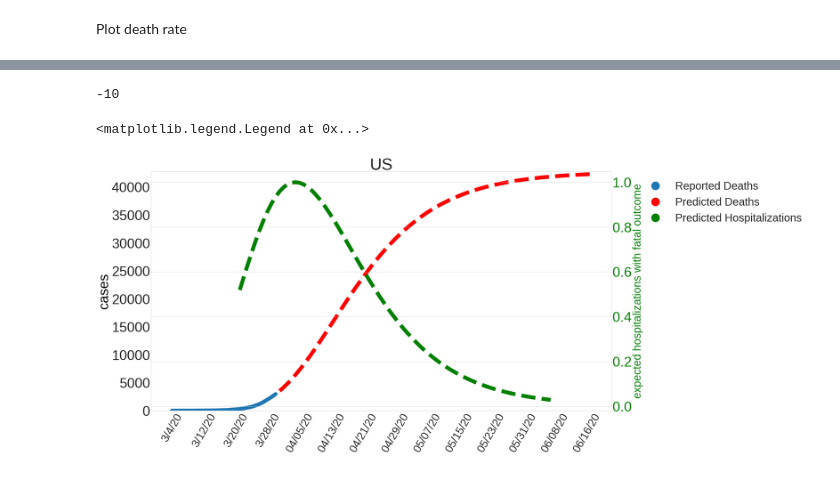
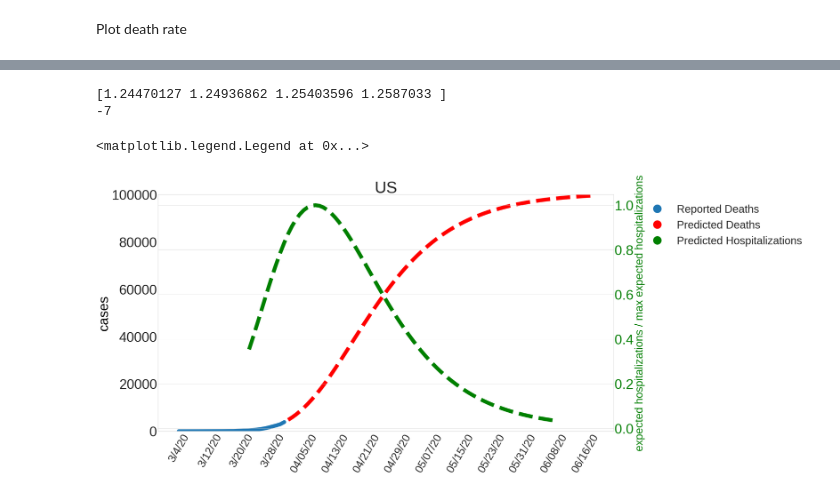
Before and after one commit to lachmann12/covid19, a Jupyter notebook: Predict exponential.ipynb, the cells around one changed output, grey strips where cells are left out. Saved outputs shown, nothing was run; the diff lists cells and outputs as text; code cells hidden in the pictures.

Commit message:
added linear fit to GR calculation

```diff
--- a/Predict exponential.ipynb
+++ b/Predict exponential.ipynb
@@ -317,7 +317,8 @@ def getallMGR():
 # %%
 def findDecayShift(growthrates, decay_spline):
     decay_shift = 0
-    while float(list(growthrates)[-1]) < float(list(decay_spline)[decay_shift]):
+    ff = fitLinear(growthrates[-4:])
+    while float(ff) < float(list(decay_spline)[decay_shift]):
         decay_shift = decay_shift +1
         if decay_shift-1 > len(decay_spline):
             break
@@ -396,8 +405,6 @@ ax1.grid(False)
 plt.ylim(top=(list(exp_d.iloc[:,0])[-1]+500))
 
 res1, = ax1.plot(sds2, linewidth=14, label="Reported Deaths")
-
-#res2, = ax1.plot(c_count_1[d_cases], linewidth=4, label="Confirmed Cases")
 
 res3, = ax1.plot(exp_d[1:len(exp_d)], 'r--', label="Predicted Deaths", linewidth=14)
 
@@ -408,36 +415,37 @@ l1 = np.array(([0]+list(exp_d))) - np.array((list(exp_d)+[0]))
 plt.xticks(rotation=60, fontsize=40)
 plt.yticks(fontsize=50)
 
 s1 = list(exp_d.iloc[:,0])+[0]
 s2 = [0]+list(exp_d.iloc[:,0])
 
 ax2 = ax1.twinx()
 plt.yticks(fontsize=50)
 dd = (np.array(s1)-np.array(s2))[1:(len(s1)-1)]
 res4, = ax2.plot(range(len(sds2)-10,(len(dd)-10+len(sds2))),dd/np.max(np.array(dd)), 'g--', linewidth=14, label="Hospitalizations / max Hospitalizations")
 
 for label in ax1.xaxis.get_ticklabels()[::1]:
     label.set_visible(False)
 
 for label in ax1.xaxis.get_ticklabels()[::8]:
     label.set_visible(True)
 
 
 plt.title(country, fontsize=60)
 ax1.set_ylabel('cases', color="black", fontsize=50)
 color = 'green'
-ax2.set_ylabel('expected hospitalizations with fatal outcome', color=color, fontsize=40)
+ax2.set_ylabel('expected hospitalizations / max expected hospitalizations', color=color, fontsize=40)
 ax2.tick_params(axis='y', labelcolor=color)
 
 legend_elements = [Line2D([0], [0], marker='o', linewidth=0, label='Reported Deaths', markersize=30),
                    Line2D([0], [0], marker='o', linewidth=0, color="r", label='Predicted Deaths', markersize=30),
                    Line2D([0], [0], marker='o', linewidth=0, color="g", label='Predicted Hospitalizations', markersize=30)]
 
 plt.legend(handles=legend_elements, fancybox = True, fontsize=40, bbox_to_anchor=(1.05, 1), loc='upper left', ncol=1)
 # %% [output]
--10
+[1.24470127 1.24936862 1.25403596 1.2587033 ]
+-7
 <matplotlib.legend.Legend at 0x...>
-[figure, old version]
+[figure, new version]
 # %%
 country1 = "US"
 country2 = "South Korea"
```
Also changed, not shown: parts of 7 cells of this notebook.
